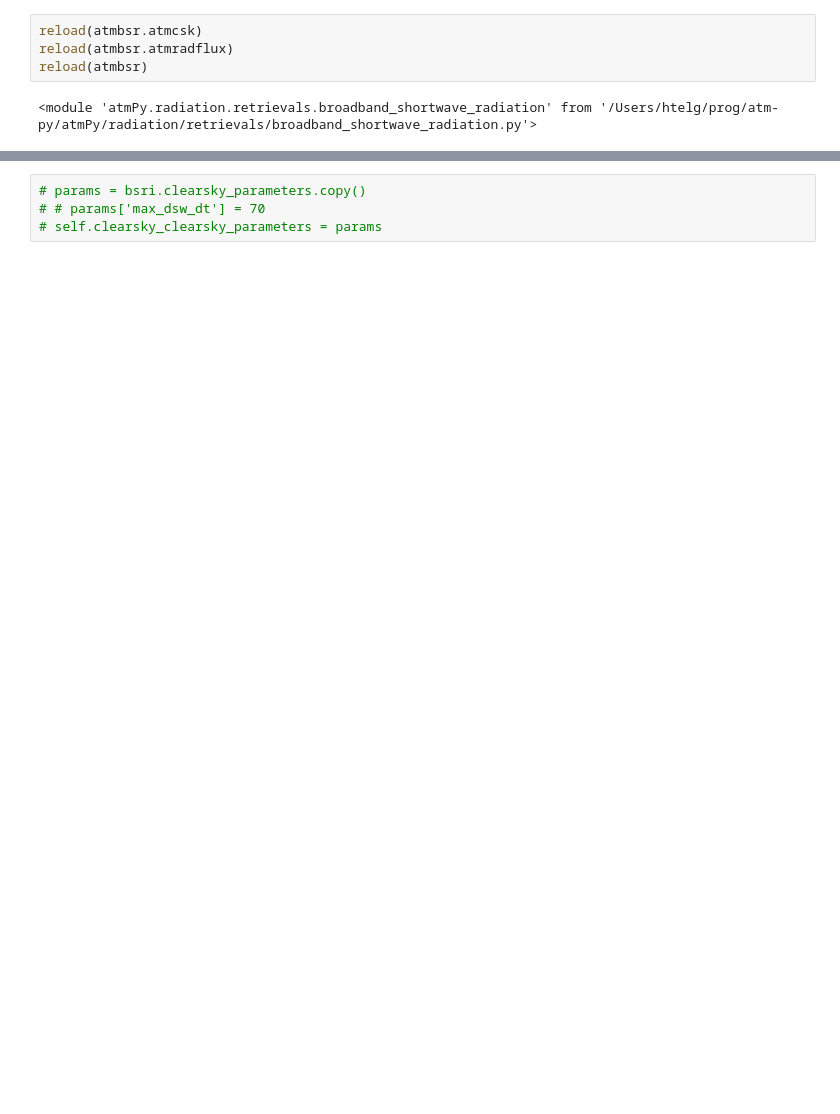
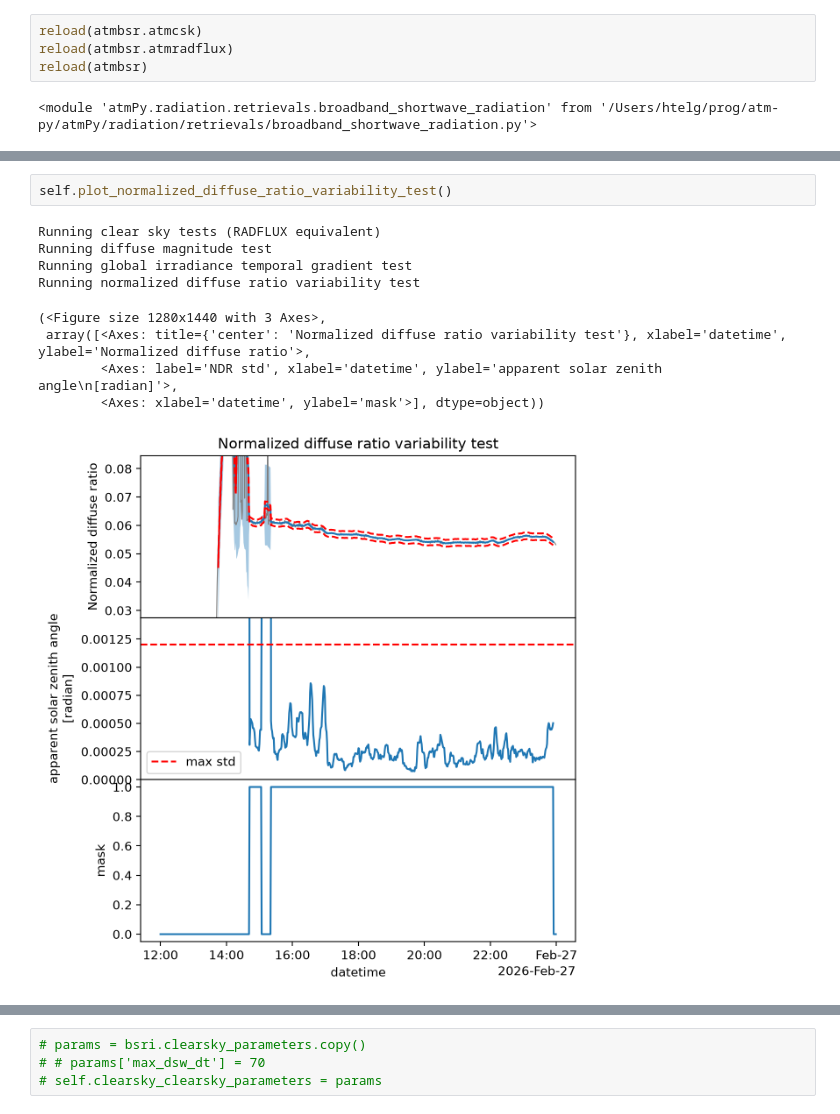
Before and after one commit to hagne/atm-py, a Jupyter notebook: examples/radiation/radflux/radflux.ipynb, the cells around one changed output, grey strips where cells are left out. Cells and saved outputs as stored; diff of their text form; blank space fills up the shorter version.

```diff
--- a/examples/radiation/radflux/radflux.ipynb
+++ b/examples/radiation/radflux/radflux.ipynb
@@ -84,0 +96,12 @@ Found latitude and longitude in dataset attributes. Assuming fixed station.
+# %%
+self.plot_normalized_diffuse_ratio_variability_test()
+# %% [output]
+Running clear sky tests (RADFLUX equivalent)
+Running diffuse magnitude test
+Running global irradiance temporal gradient test
+Running normalized diffuse ratio variability test
+(<Figure size 1280x1440 with 3 Axes>,
+ array([<Axes: title={'center': 'Normalized diffuse ratio variability test'}, xlabel='datetime', ylabel='Normalized diffuse ratio'>,
+        <Axes: label='NDR std', xlabel='datetime', ylabel='apparent solar zenith angle\n[radian]'>,
+        <Axes: xlabel='datetime', ylabel='mask'>], dtype=object))
+[figure, added]
```
Also changed, not shown: parts of 27 cells of this notebook, 4 other files.
